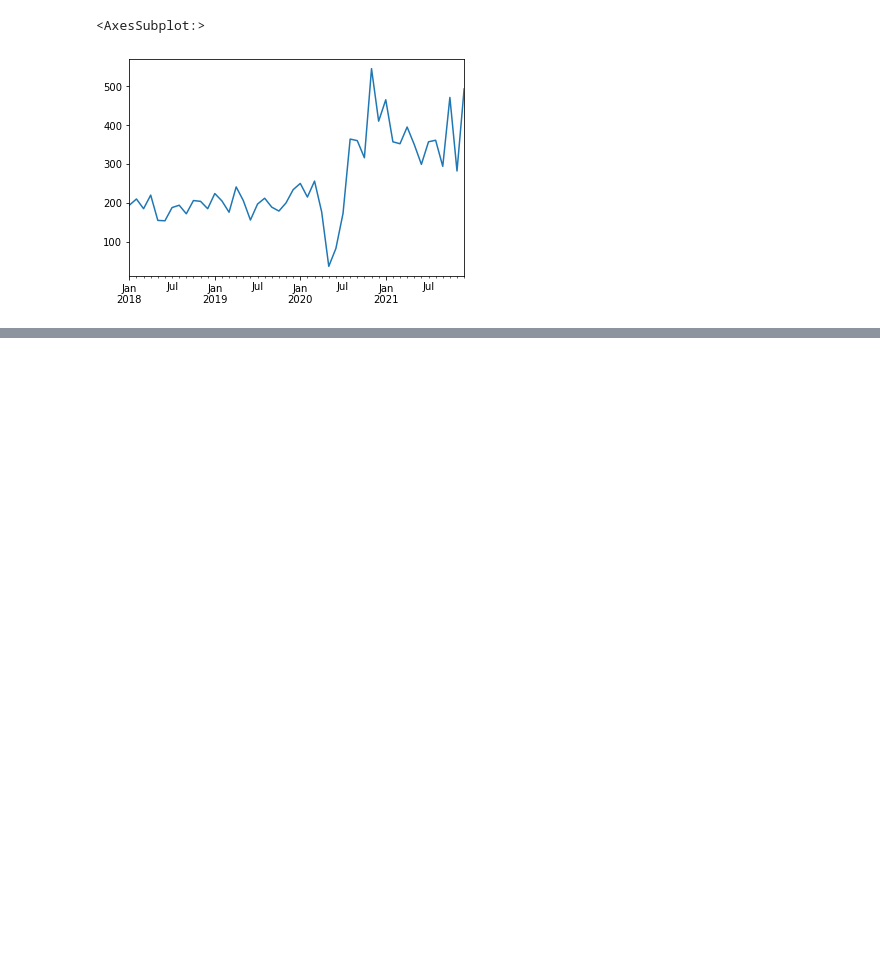
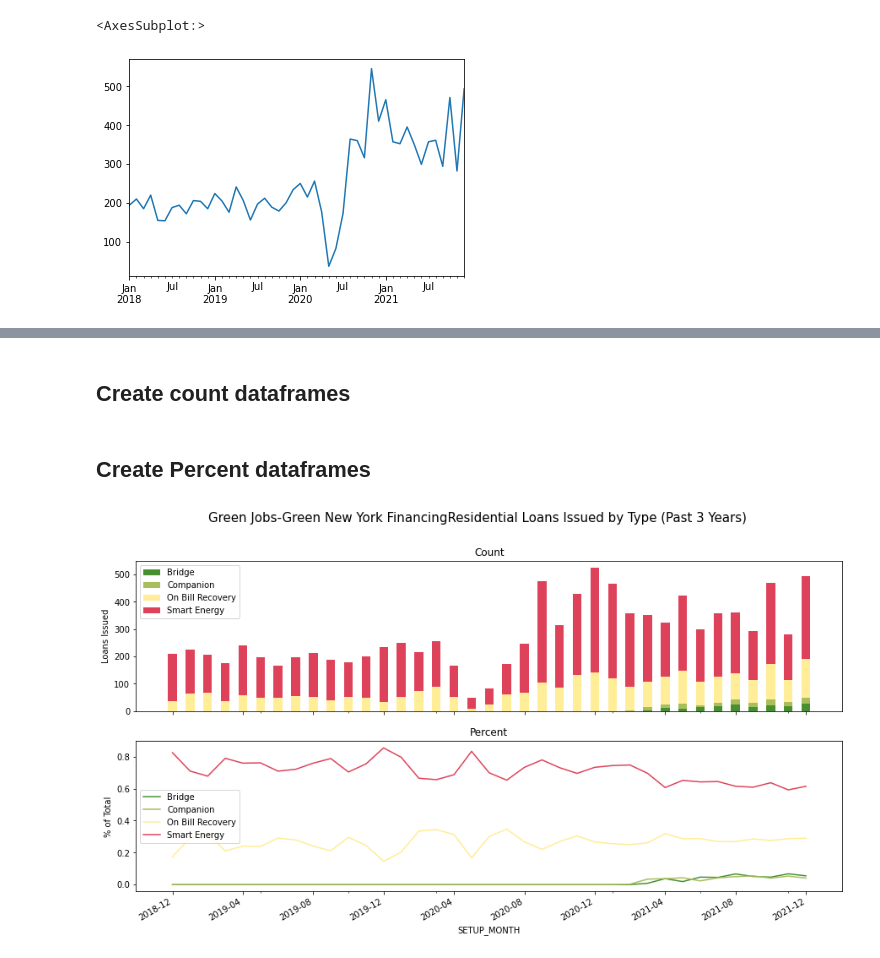
Before and after one commit to jlixander/GJGNY_Analysis, a Jupyter notebook: GJGNY_Analysis.ipynb, the cells around one changed output, grey strips where cells are left out. Saved outputs shown, nothing was run; the diff lists cells and outputs as text; code cells hidden in the pictures; blank space fills up the shorter version.

```diff
--- a/GJGNY_Analysis.ipynb
+++ b/GJGNY_Analysis.ipynb
@@ -331,0 +374,2 @@ plt.show()
+# %% [markdown]
+## Create count dataframes
@@ -331,0 +395,63 @@ plt.show()
+# %% [markdown]
+## Create Percent dataframes
+# %%
+#Create dataframe holding percentages for each type rate by year
+df_piv_loan_type_pct = pd.crosstab(df.SETUP_MONTH, df.LOAN_TYPE, normalize='index')
+
+
+#Reformat SETUP_MONTH to not hold last day of month
+df_piv_loan_type_pct = df_piv_loan_type_pct.reset_index()
+df_piv_loan_type_pct['SETUP_MONTH'] = df_piv_loan_type_pct['SETUP_MONTH'].apply(lambda x: x.strftime('%Y-%m'))
+df_piv_loan_type_pct.set_index('SETUP_MONTH', inplace=True)
+
+
+#Trim dataframe to start on 3 years prior from the most recent date
+df_piv_loan_type_pct_L3Y = df_piv_loan_type_pct.loc[three_years_prior_date_str:]
+# %%
+#Create subplot
+fig3, (ax3,ax4) = plt.subplots(2,sharex=True)
+
+#add title
+fig3.suptitle("Green Jobs-Green New York FinancingResidential Loans Issued by Type (Past 3 Years)", fontsize=15)
+
+#add subplot titles
+ax3.set_title('Count')
+ax4.set_title('Percent')
+
+#Choose fig size
+fig3.set_figheight(8)
+fig3.set_figwidth(15)
+
+
+#Choose colors for graphs
+colors1 ={'Bridge':'#488f31',
+         'Companion': '#a8bd5c',
+         'On Bill Recovery':'#ffed97',
+         'Smart Energy':'#de425b'
+         }
+#plot bars
+df_piv_loan_type_cnt_L3Y.plot(ax=ax3,
+                      kind='bar',
+                      stacked=True,
+                      color=colors1,
+                      ylabel= "Loans Issued").legend(loc='best')
+#plot lines
+df_piv_loan_type_pct_L3Y.plot(ax=ax4,
+                      kind='line',
+                      color=colors1,
+                      ylabel= "% of Total").legend(loc='best')
+
+ax3.autoscale(enable=True, axis='both', tight=None)
+ax4.autoscale(enable=True, axis='both', tight=None)
+
+
+#Rotate date labels
+fig3.autofmt_xdate()
+
+# Make ticks on occurrences less frequent:
+ax3.locator_params(axis='x', nbins=10)
+
+#Save Graph
+fig3.savefig('Green Jobs-Green New York FinancingResidential Loans Issued by Type (Past 3 Years).png')
+# %% [output]
+[figure, added]
```
Also changed, not shown: parts of 40 cells of this notebook.
